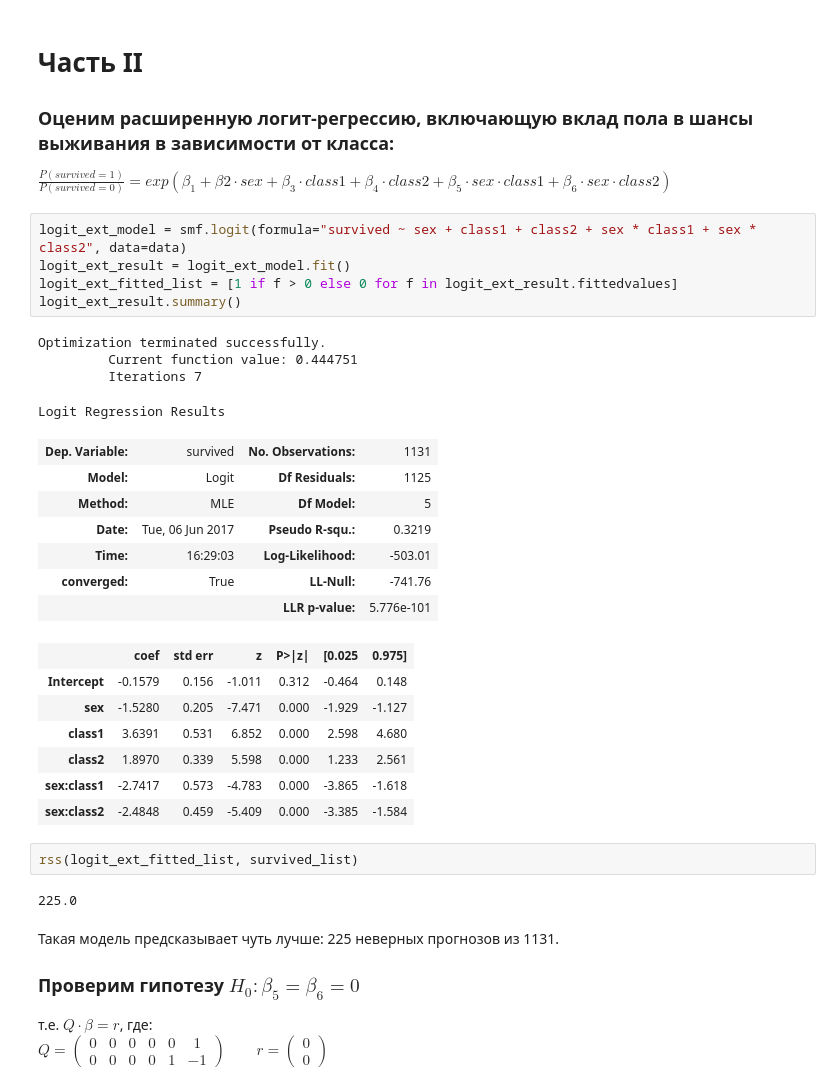
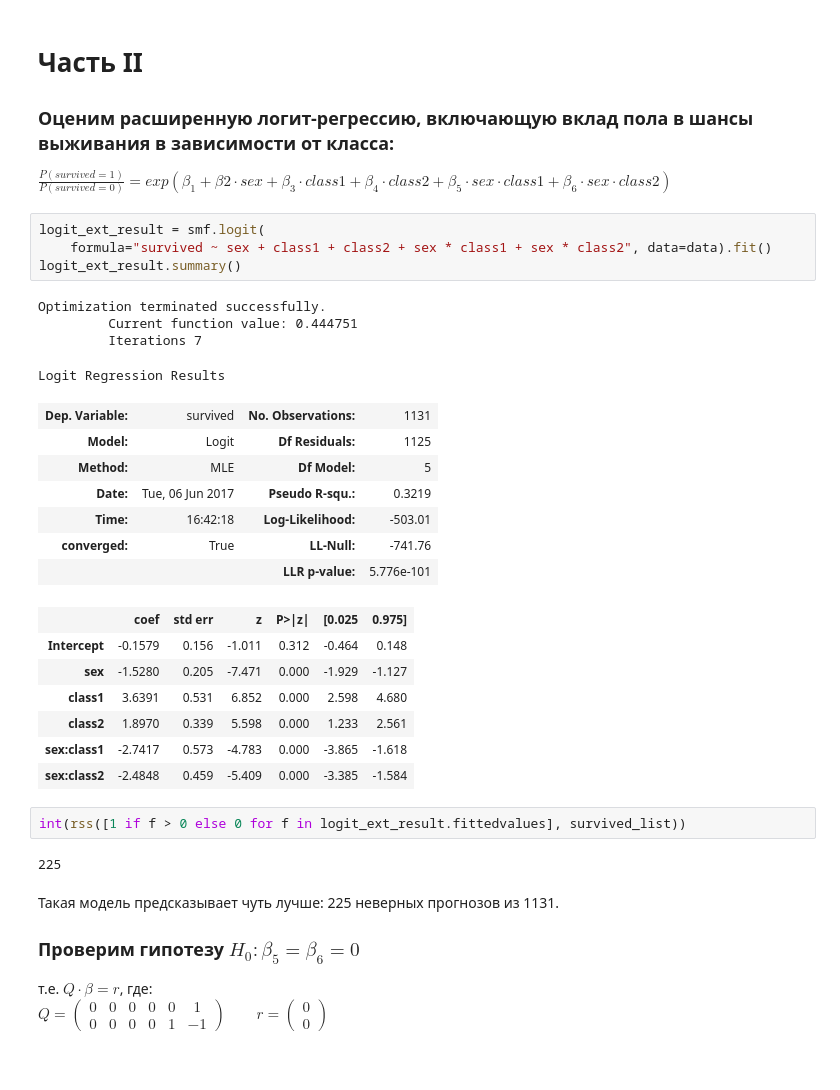
Before and after one commit to Zakhse/mathstat_hse, a Jupyter notebook: Matstat_HW6/Matstat_HW6.ipynb, the cells around one changed output. Drawn from its saved outputs; the diff is of its cells as text.

```diff
--- a/Matstat_HW6/Matstat_HW6.ipynb
+++ b/Matstat_HW6/Matstat_HW6.ipynb
@@ -180,20 +184,19 @@ print(str(int(rss(logit_fitted_list,survived_list))) + " / " + str(n))
 $\frac{P(survived=1)}{P(survived=0)}=exp(\beta_1 + \beta2\cdot sex + \beta_3\cdot class1+\beta_4\cdot class2 +
 \beta_5 \cdot sex \cdot class1 + \beta_6 \cdot sex \cdot class2)$
 # %%
-logit_ext_model = smf.logit(formula="survived ~ sex + class1 + class2 + sex * class1 + sex * class2", data=data)
-logit_ext_result = logit_ext_model.fit()
-logit_ext_fitted_list = [1 if f > 0 else 0 for f in logit_ext_result.fittedvalues]
+logit_ext_result = smf.logit(
+    formula="survived ~ sex + class1 + class2 + sex * class1 + sex * class2", data=data).fit()
 logit_ext_result.summary()
 # %% [output]
 Optimization terminated successfully.
          Current function value: 0.444751
          Iterations 7
 Logit Regression Results
 | Dep. Variable: | survived | No. Observations: | 1131 |
 | Model: | Logit | Df Residuals: | 1125 |
 | Method: | MLE | Df Model: | 5 |
 | Date: | Tue, 06 Jun 2017 | Pseudo R-squ.: | 0.3219 |
-| Time: | 16:29:03 | Log-Likelihood: | -503.01 |
+| Time: | 16:42:18 | Log-Likelihood: | -503.01 |
 | converged: | True | LL-Null: | -741.76 |
 |  |  | LLR p-value: | 5.776e-101 |
 |  | coef | std err | z | P>|z| | [0.025 | 0.975] |
@@ -203,10 +206,10 @@ Logit Regression Results
 | class2 | 1.8970 | 0.339 | 5.598 | 0.000 | 1.233 | 2.561 |
 | sex:class1 | -2.7417 | 0.573 | -4.783 | 0.000 | -3.865 | -1.618 |
 | sex:class2 | -2.4848 | 0.459 | -5.409 | 0.000 | -3.385 | -1.584 |
-# %%
-rss(logit_ext_fitted_list, survived_list)
-# %% [output]
-225.0
+# %%
+int(rss([1 if f > 0 else 0 for f in logit_ext_result.fittedvalues], survived_list))
+# %% [output]
+225
 # %% [markdown]
 Такая модель предсказывает чуть лучше: 225 неверных прогнозов из 1131.
 
```
Also changed, not shown: parts of 15 cells of this notebook.
